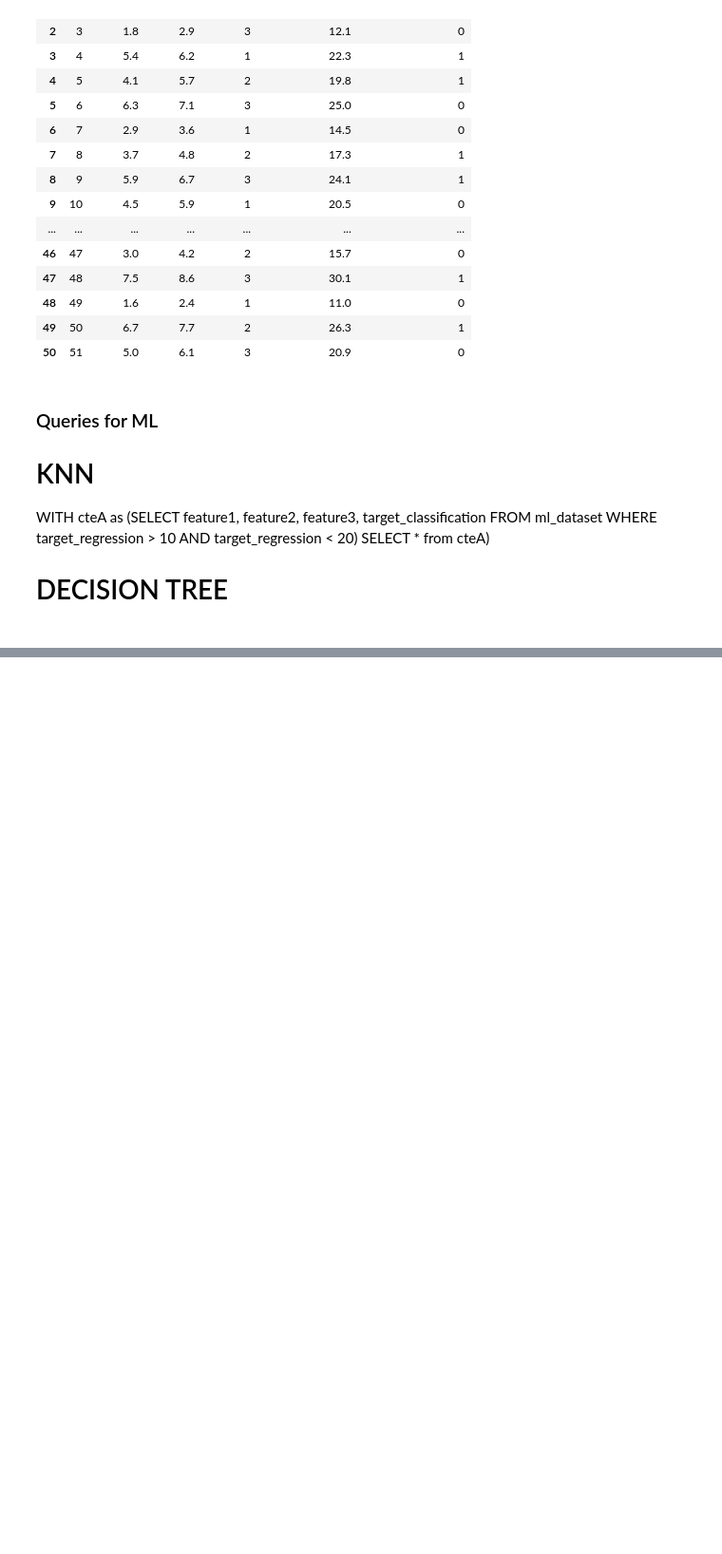
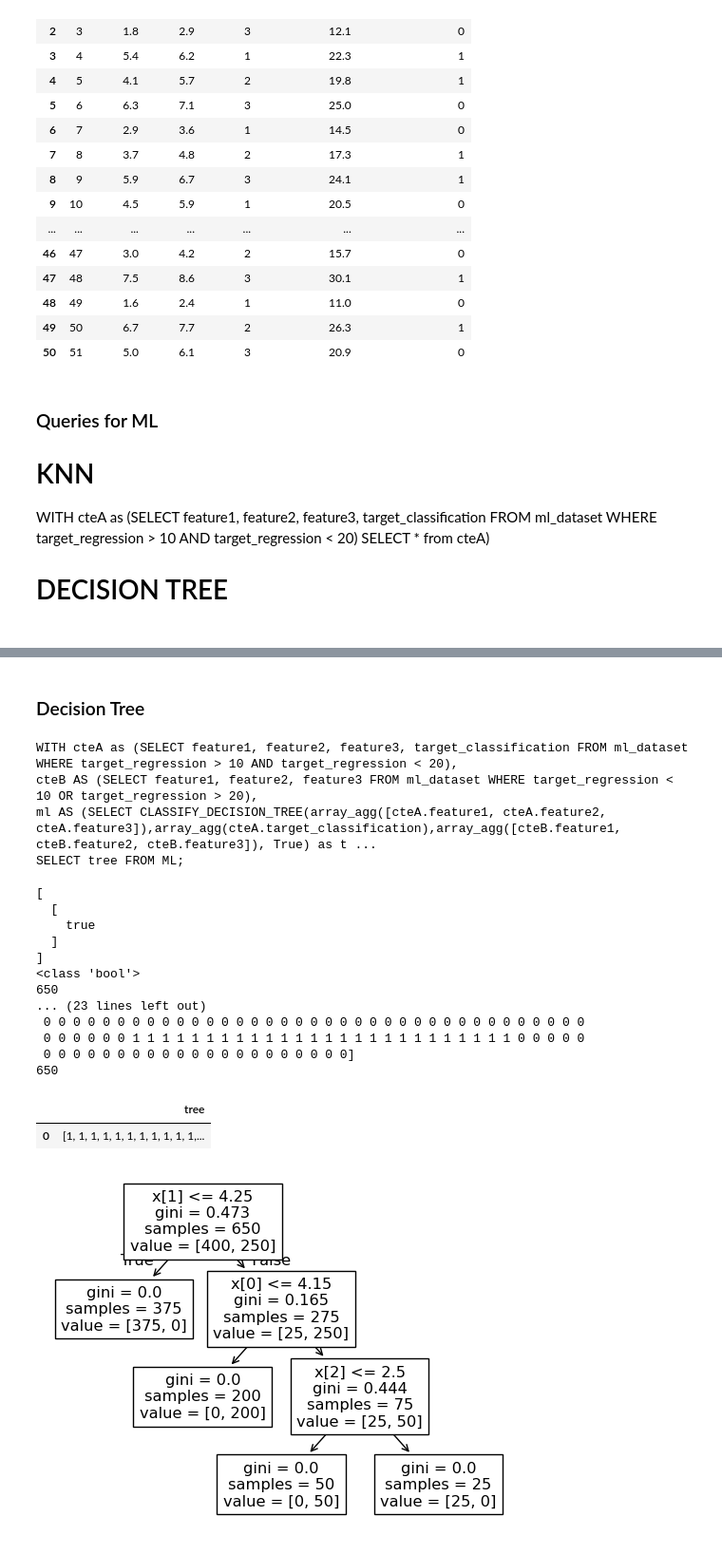
Before and after one commit to felipeVsc/event_mining, a Jupyter notebook: main/testing_ml.ipynb, the cells around one changed output, grey strips where cells are left out. Shown: that part at 95% size. Saved outputs shown, nothing was run; the diff lists cells and outputs as text; code cells hidden in the pictures; blank space fills up the shorter version.

```diff
--- a/main/testing_ml.ipynb
+++ b/main/testing_ml.ipynb
@@ -63,0 +76,37 @@ ml AS (SELECT CLASSIFY_KNN(3, cteB.feature1, cteB.feature2, cteB.feature3, ) FRO
+# %% [markdown]
+### Decision Tree
+# %%
+from duck_solution import EngineDuck
+
+engine = EngineDuck(host='localhost',port='5432',name='example',user='postgres',password='password')
+engine.registerAllVisualizeFunctions()
+engine.registerAllMlFunctions()
+engine.registerAllSimilarityFunctions()
+
+engine.runQuery("""
+WITH cteA as (SELECT feature1, feature2, feature3, target_classification FROM ml_dataset WHERE target_regression > 10 AND target_regression < 20),
+cteB AS (SELECT feature1, feature2, feature3 FROM ml_dataset WHERE target_regression < 10 OR target_regression > 20),
+ml AS (SELECT CLASSIFY_DECISION_TREE([cteA.feature1, cteA.feature2, cteA.feature3], cteA.target_classification, [cteB.feature1, cteB.feature2, cteB.feature3], True) as tree FROM cteA, cteB)
+SELECT tree FROM ML;
+""")
+# %% [output]
+WITH cteA as (SELECT feature1, feature2, feature3, target_classification FROM ml_dataset WHERE target_regression > 10 AND target_regression < 20),
+cteB AS (SELECT feature1, feature2, feature3 FROM ml_dataset WHERE target_regression < 10 OR target_regression > 20),
+ml AS (SELECT CLASSIFY_DECISION_TREE(array_agg([cteA.feature1, cteA.feature2, cteA.feature3]),array_agg(cteA.target_classification),array_agg([cteB.feature1, cteB.feature2, cteB.feature3]), True) as t ...
+SELECT tree FROM ML;
+
+[
+  [
+    true
+  ]
+]
+<class 'bool'>
+650
+... (23 lines left out)
+ 0 0 0 0 0 0 0 0 0 0 0 0 0 0 0 0 0 0 0 0 0 0 0 0 0 0 0 0 0 0 0 0 0 0 0 0 0
+ 0 0 0 0 0 0 1 1 1 1 1 1 1 1 1 1 1 1 1 1 1 1 1 1 1 1 1 1 1 1 1 1 0 0 0 0 0
+ 0 0 0 0 0 0 0 0 0 0 0 0 0 0 0 0 0 0 0 0 0]
+650
+|  | tree |
+| 0 | [1, 1, 1, 1, 1, 1, 1, 1, 1, 1, 1,... |
+[figure, added]
```
Also changed, not shown: parts of 5 cells of this notebook, 13 other files.
